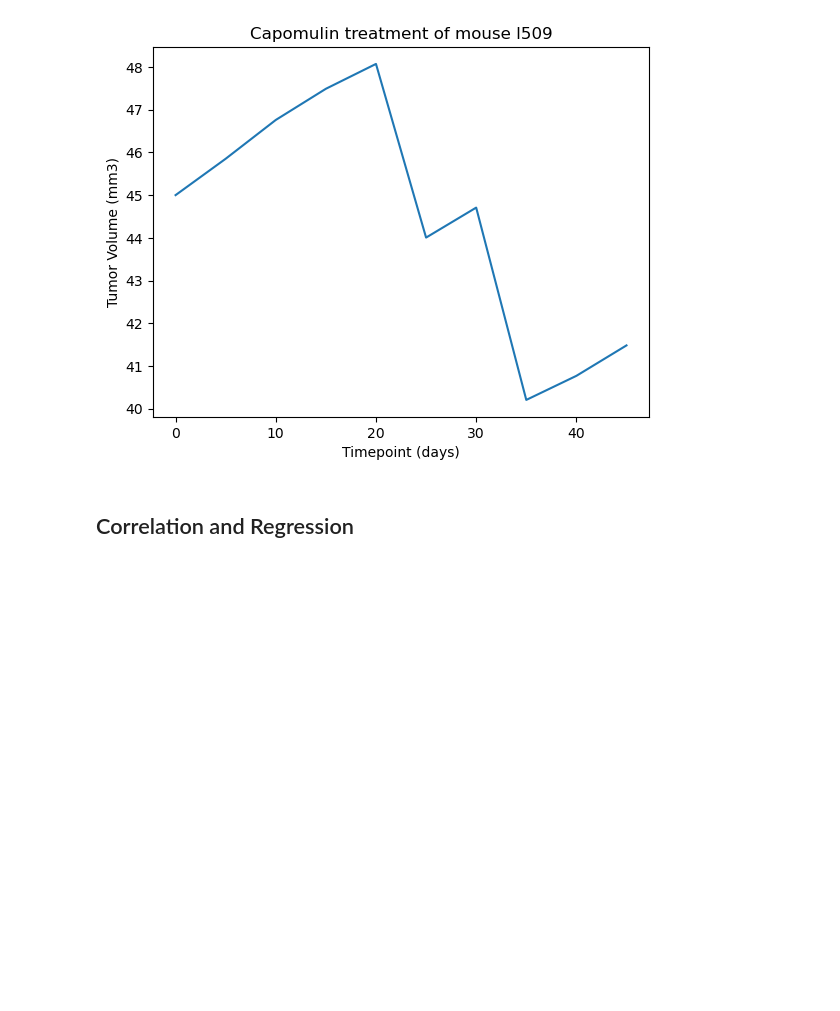
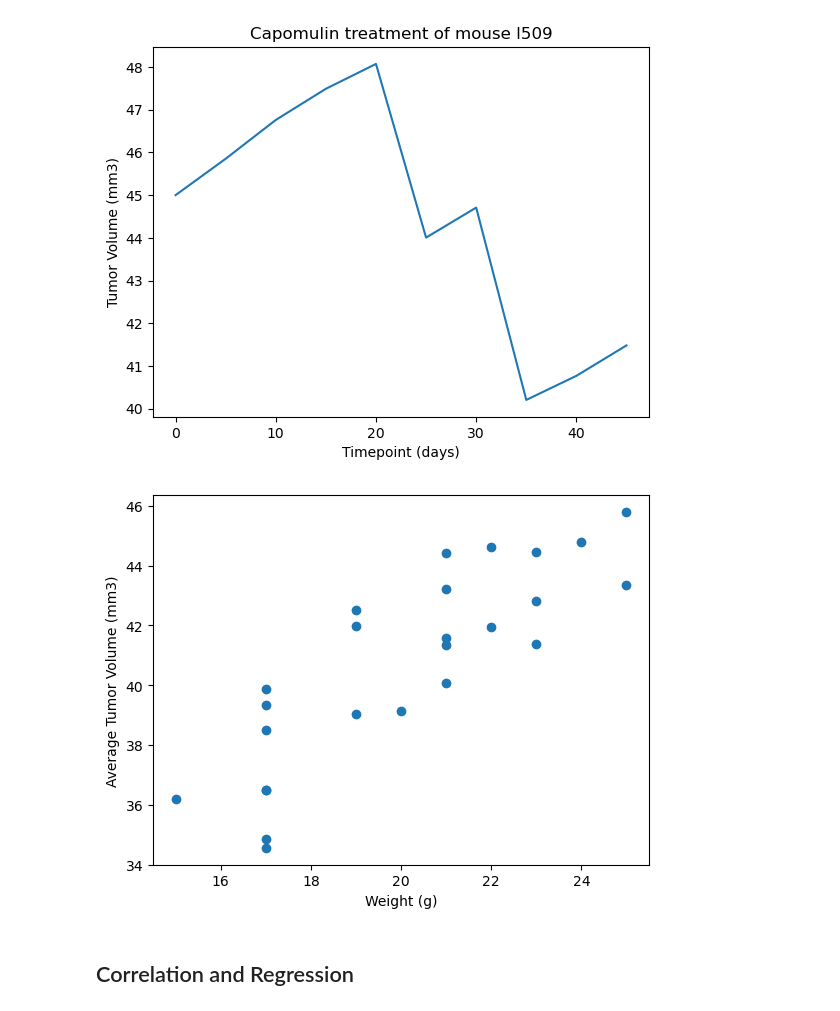
Before and after one commit to Seif-Ma/Data_visualization, a Jupyter notebook: Pymaceuticals/pymaceuticals.ipynb, the cells around one changed output. Cells and saved outputs as stored; diff of their text form; code cells hidden in the pictures; blank space fills up the shorter version.

```diff
--- a/Pymaceuticals/pymaceuticals.ipynb
+++ b/Pymaceuticals/pymaceuticals.ipynb
@@ -229,5 +272,19 @@ Ceftamin's potential outliers: Series([], Name: Tumor Volume (mm3), dtype: float
 [figure]
 # %%
 # Generate a scatter plot of mouse weight vs. the average observed tumor volume for the entire Capomulin regimen
+capomulin_data = clean_df.loc[clean_df["Drug Regimen"] == "Capomulin", :]
+avg_capomulin = capomulin_data.groupby("Mouse ID")[["Weight (g)", "Tumor Volume (mm3)"]].mean()
+
+avg_weight = avg_capomulin["Weight (g)"]
+avg_tumor_vol = avg_capomulin["Tumor Volume (mm3)"]
+
+plt.scatter(avg_weight, avg_tumor_vol)
+
+plt.xlabel("Weight (g)")
+plt.ylabel("Average Tumor Volume (mm3)")
+
+plt.show()
+# %% [output]
+[figure, added]
 # %% [markdown]
 ## Correlation and Regression
```
Also changed, not shown: parts of 12 cells of this notebook.
